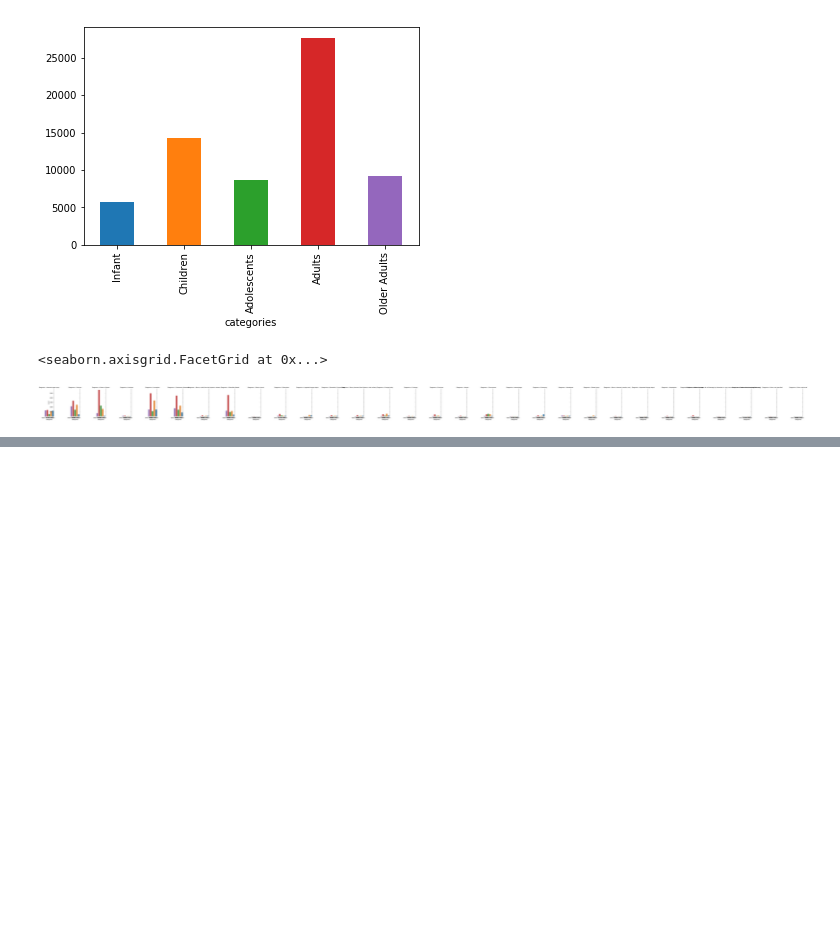
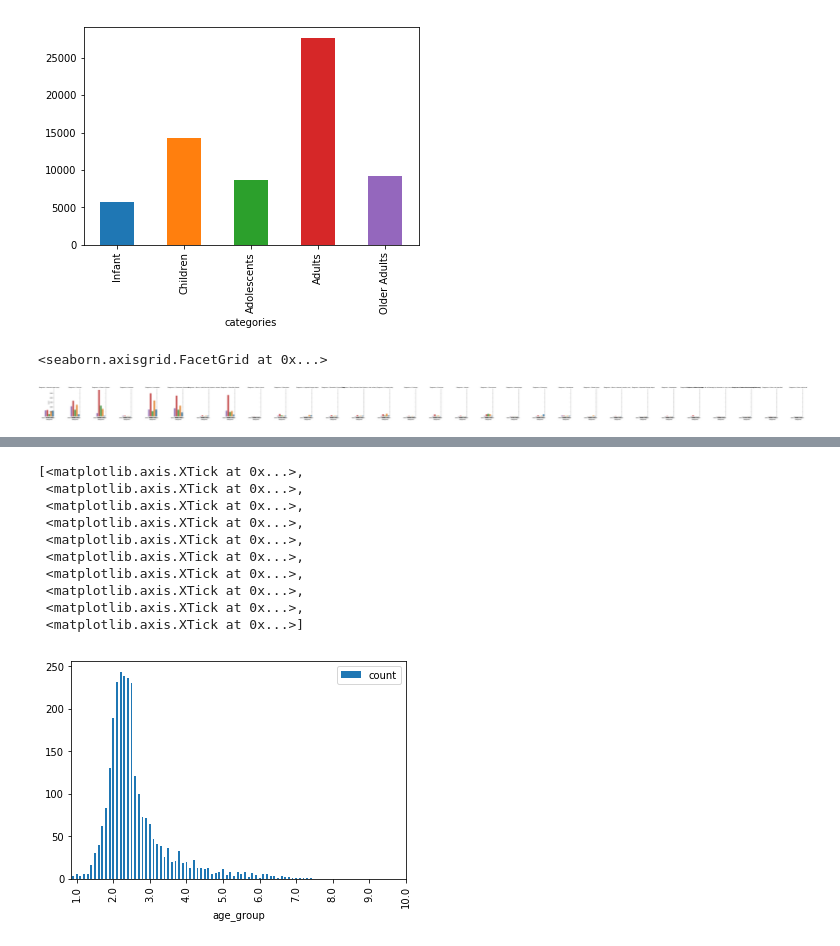
Before and after one commit to boyac/pyQuiz, a Jupyter notebook: Indeed/NEISS2014.ipynb, the cells around one changed output, grey strips where cells are left out. Saved outputs shown, nothing was run; the diff lists cells and outputs as text; code cells hidden in the pictures; blank space fills up the shorter version.

```diff
--- a/Indeed/NEISS2014.ipynb
+++ b/Indeed/NEISS2014.ipynb
@@ -227,0 +286,22 @@ graph
+# %%
+# Least volitile age group among those produts
+prod1205 = tbl03.query("prod1 == 1205")
+
+# Most volitile age group among those produts
+prod4076 = tbl03.query("prod1 == 4076")
+# %%
+# Ploting distribution of product 1205
+prod1205_ax = prod1205.groupby("age_group")["age_group"].agg(["count"]).plot(kind = "bar")
+prod1205_ax.set_xticks(range(1,100,10))
+# %% [output]
+[<matplotlib.axis.XTick at 0x...>,
+ <matplotlib.axis.XTick at 0x...>,
+ <matplotlib.axis.XTick at 0x...>,
+ <matplotlib.axis.XTick at 0x...>,
+ <matplotlib.axis.XTick at 0x...>,
+ <matplotlib.axis.XTick at 0x...>,
+ <matplotlib.axis.XTick at 0x...>,
+ <matplotlib.axis.XTick at 0x...>,
+ <matplotlib.axis.XTick at 0x...>,
+ <matplotlib.axis.XTick at 0x...>]
+[figure, added]
```
Also changed, not shown: parts of 12 cells of this notebook.
